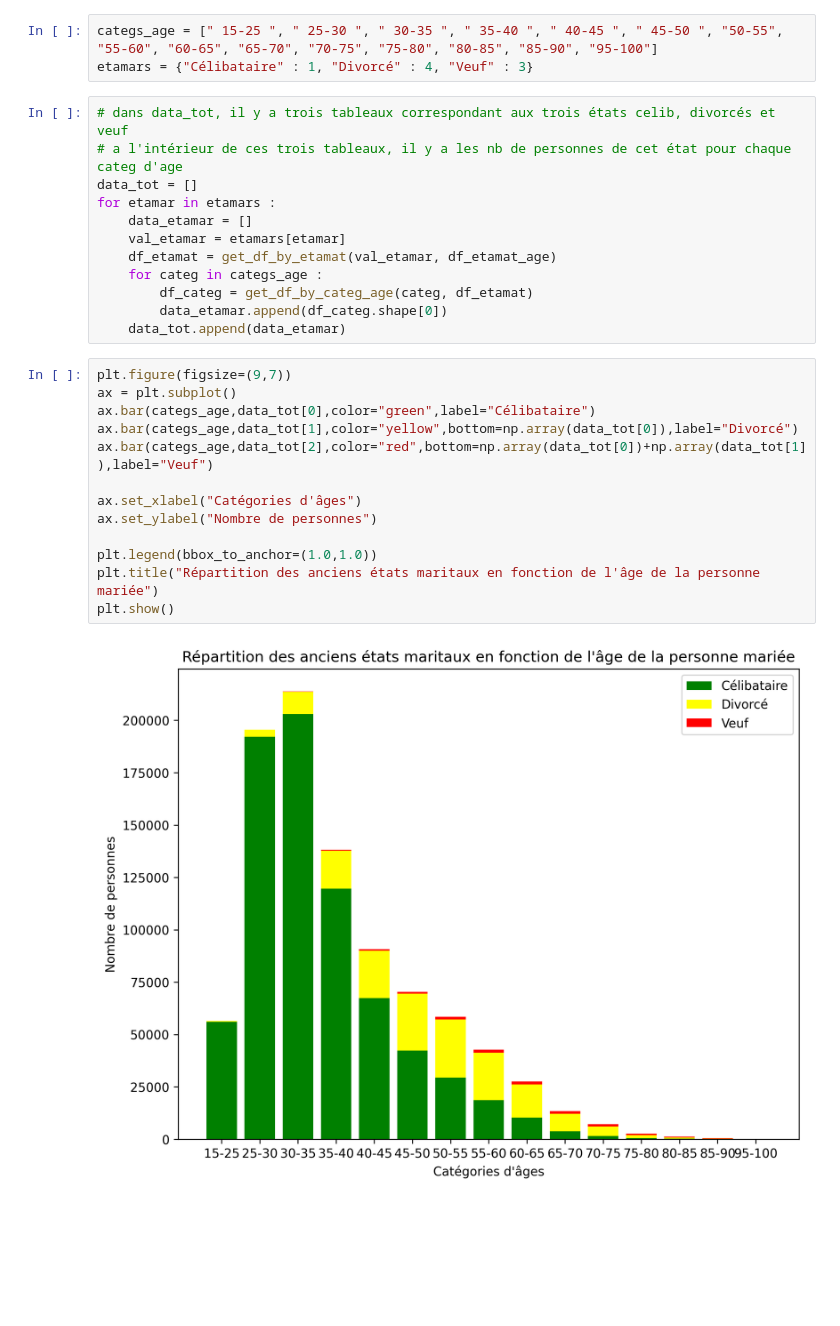
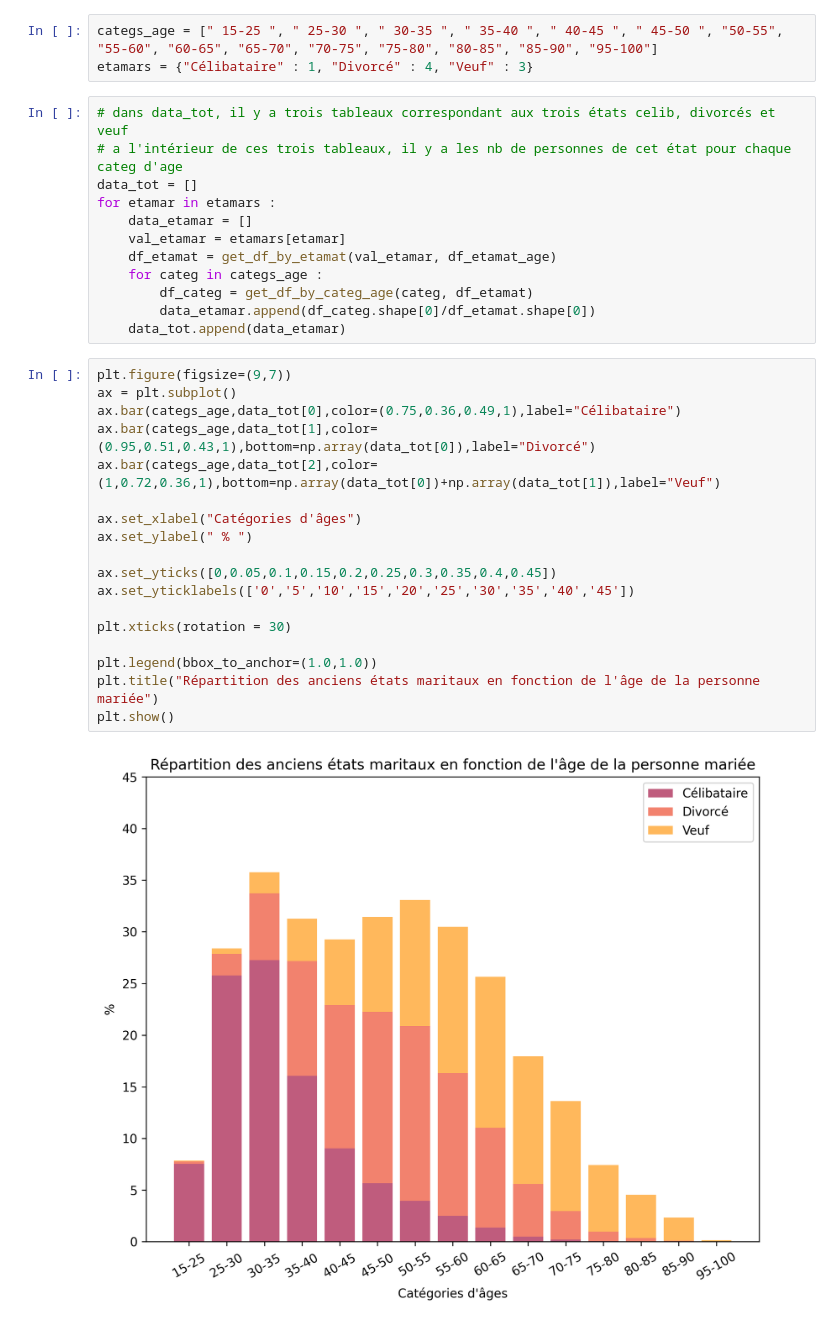
Before and after one commit to plorgue/fr_wedding_data_analysis, a Jupyter notebook: First_notebook.ipynb, the cells around one changed output. Cells and saved outputs as stored; diff of their text form; blank space fills up the shorter version.

Commit message:
Pourcentage + new colors

```diff
--- a/First_notebook.ipynb
+++ b/First_notebook.ipynb
@@ -220,20 +220,25 @@ for etamar in etamars :
     df_etamat = get_df_by_etamat(val_etamar, df_etamat_age)
     for categ in categs_age :
         df_categ = get_df_by_categ_age(categ, df_etamat)
-        data_etamar.append(df_categ.shape[0])
+        data_etamar.append(df_categ.shape[0]/df_etamat.shape[0])
     data_tot.append(data_etamar)
 # %%
 plt.figure(figsize=(9,7))
 ax = plt.subplot()
-ax.bar(categs_age,data_tot[0],color="green",label="Célibataire")
-ax.bar(categs_age,data_tot[1],color="yellow",bottom=np.array(data_tot[0]),label="Divorcé")
-ax.bar(categs_age,data_tot[2],color="red",bottom=np.array(data_tot[0])+np.array(data_tot[1]),label="Veuf")
+ax.bar(categs_age,data_tot[0],color=(0.75,0.36,0.49,1),label="Célibataire")
+ax.bar(categs_age,data_tot[1],color=(0.95,0.51,0.43,1),bottom=np.array(data_tot[0]),label="Divorcé")
+ax.bar(categs_age,data_tot[2],color=(1,0.72,0.36,1),bottom=np.array(data_tot[0])+np.array(data_tot[1]),label="Veuf")
 
 ax.set_xlabel("Catégories d'âges")
-ax.set_ylabel("Nombre de personnes")
+ax.set_ylabel(" % ")
+
+ax.set_yticks([0,0.05,0.1,0.15,0.2,0.25,0.3,0.35,0.4,0.45])
+ax.set_yticklabels(['0','5','10','15','20','25','30','35','40','45'])
+
+plt.xticks(rotation = 30)
 
 plt.legend(bbox_to_anchor=(1.0,1.0))
 plt.title("Répartition des anciens états maritaux en fonction de l'âge de la personne mariée")
 plt.show()
 # %% [output]
-[figure, old version]
+[figure, new version]
```
